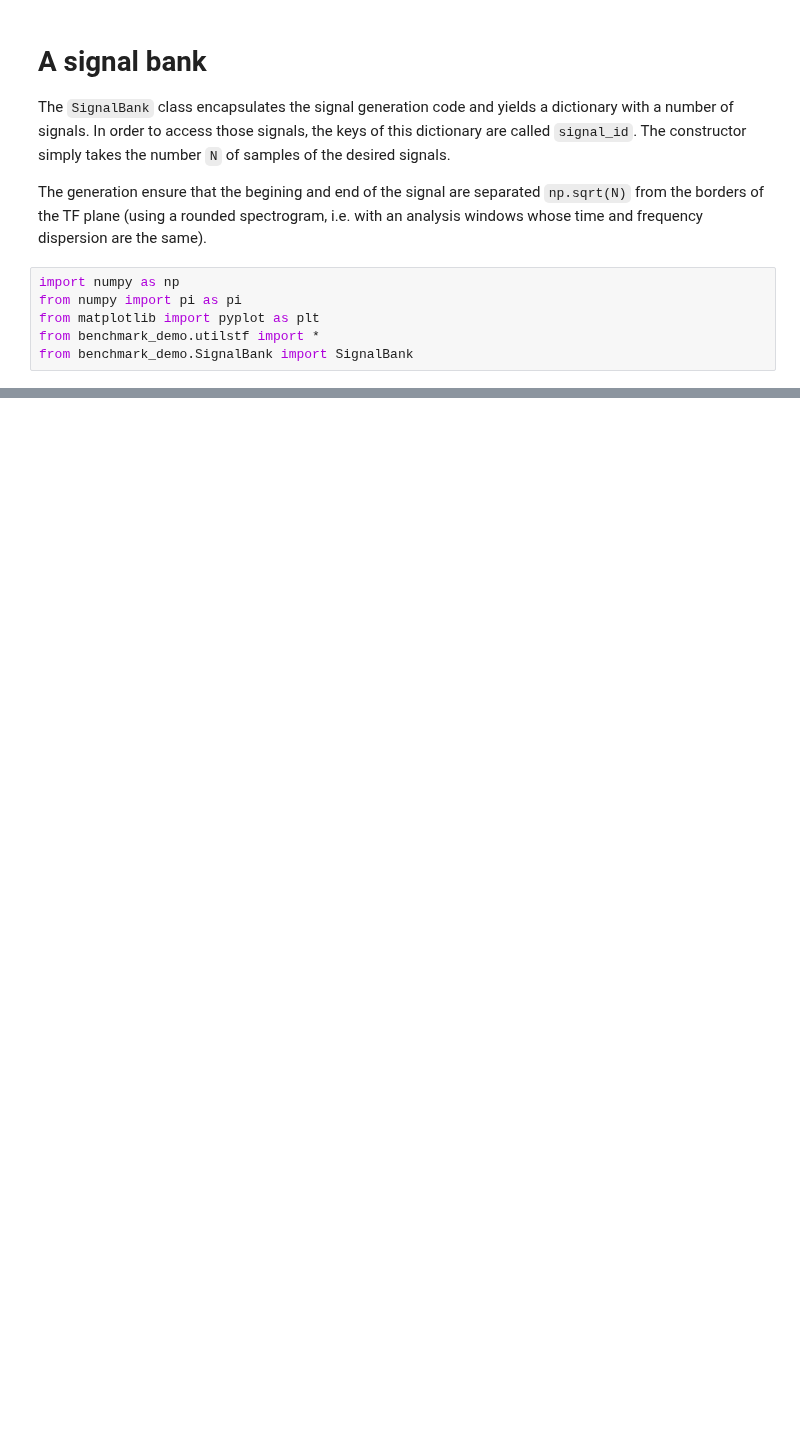
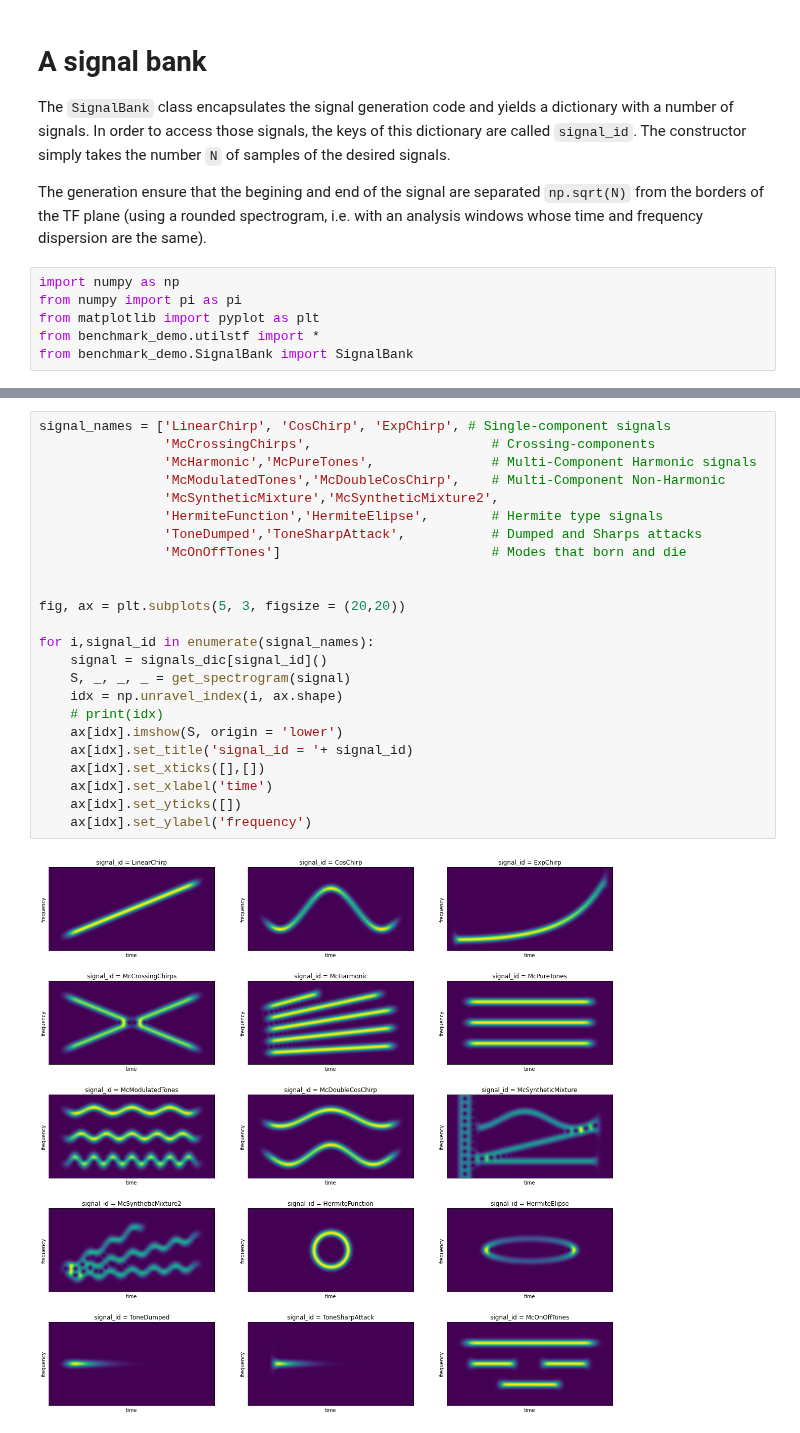
Before and after one commit to jmiramont/benchmarks-detection-denoising, a Jupyter notebook: notebooks/demo_signal_bank.ipynb, the cells around one changed output, grey strips where cells are left out. Cells and saved outputs as stored; diff of their text form; blank space fills up the shorter version.

```diff
--- a/notebooks/demo_signal_bank.ipynb
+++ b/notebooks/demo_signal_bank.ipynb
@@ -33,0 +48,26 @@ for i,signal_id in enumerate(signals_dic):
+# %%
+signal_names = ['LinearChirp', 'CosChirp', 'ExpChirp', # Single-component signals
+                'McCrossingChirps',                       # Crossing-components
+                'McHarmonic','McPureTones',               # Multi-Component Harmonic signals
+                'McModulatedTones','McDoubleCosChirp',    # Multi-Component Non-Harmonic
+                'McSyntheticMixture','McSyntheticMixture2',
+                'HermiteFunction','HermiteElipse',        # Hermite type signals
+                'ToneDumped','ToneSharpAttack',           # Dumped and Sharps attacks
+                'McOnOffTones']                           # Modes that born and die
+
+
+fig, ax = plt.subplots(5, 3, figsize = (20,20))
+
+for i,signal_id in enumerate(signal_names):
+    signal = signals_dic[signal_id]()
+    S, _, _, _ = get_spectrogram(signal)
+    idx = np.unravel_index(i, ax.shape)
+    # print(idx)
+    ax[idx].imshow(S, origin = 'lower')
+    ax[idx].set_title('signal_id = '+ signal_id)
+    ax[idx].set_xticks([],[])
+    ax[idx].set_xlabel('time')
+    ax[idx].set_yticks([])
+    ax[idx].set_ylabel('frequency')
+# %% [output]
+[figure, added]
```
Also changed, not shown: parts of 2 cells of this notebook, 8 other files.
